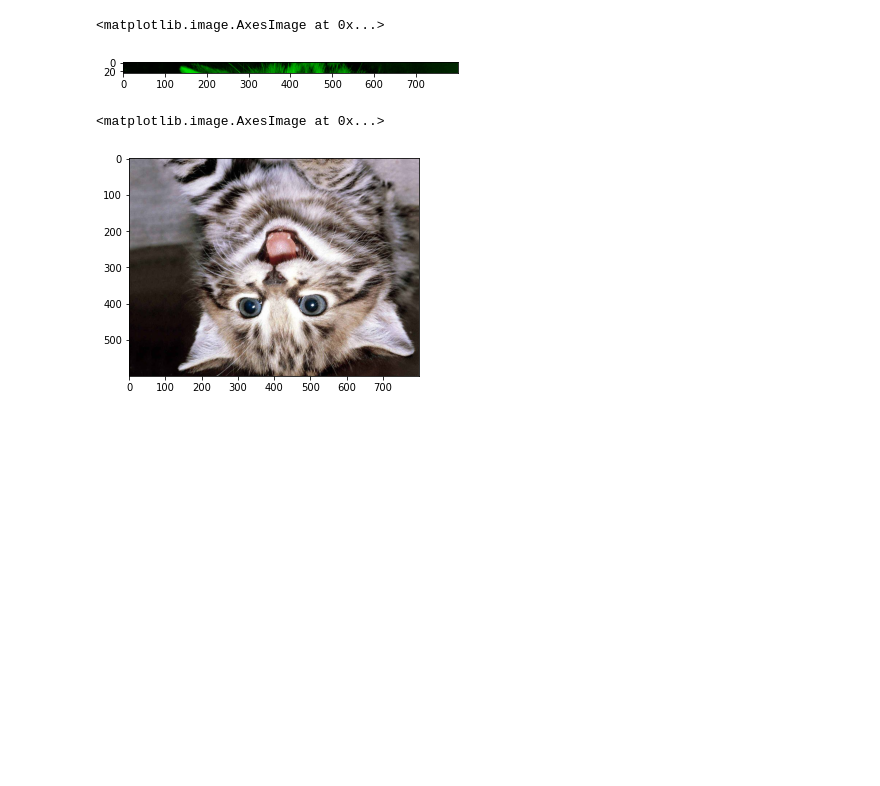
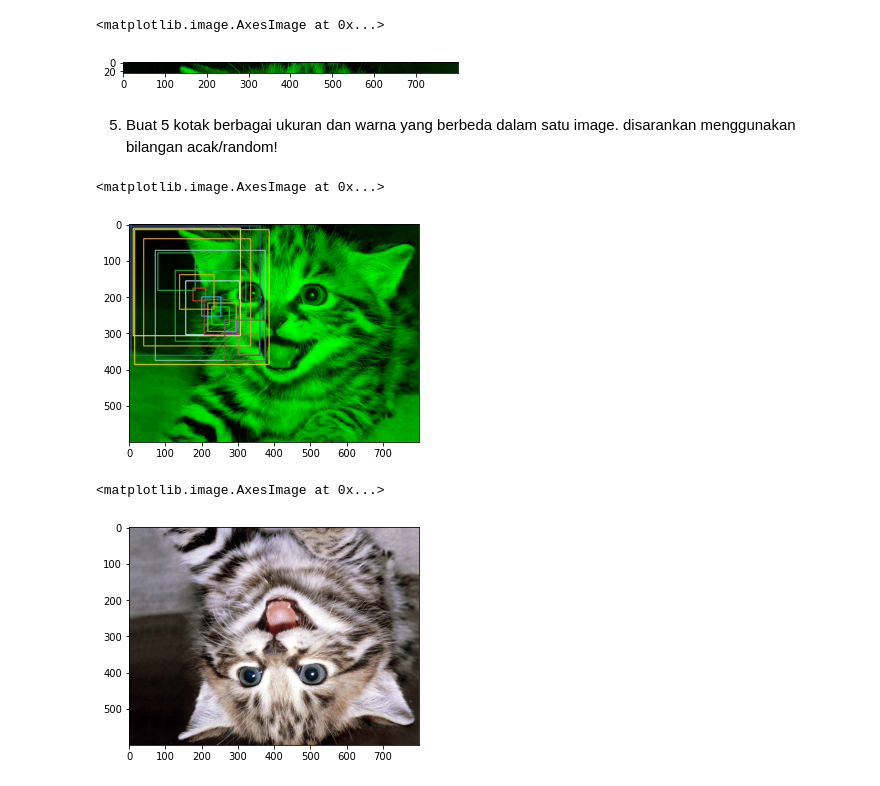
Before and after one commit to hunaynr/PCVK_Genap_2021, a Jupyter notebook: Week2.ipynb, the cells around one changed output. Saved outputs shown, nothing was run; the diff lists cells and outputs as text; code cells hidden in the pictures; blank space fills up the shorter version.

```diff
--- a/Week2.ipynb
+++ b/Week2.ipynb
@@ -83,6 +83,32 @@ plt.imshow(img3[5:30])
 # %% [output]
 <matplotlib.image.AxesImage at 0x...>
 [figure]
+# %% [markdown]
+5.   Buat 5 kotak berbagai ukuran dan warna yang berbeda dalam satu image. disarankan menggunakan bilangan acak/random!
+# %%
+import random
+img9 = cv.cvtColor(img,cv.COLOR_BGR2RGB)
+for x in range(6):
+  sp = random.randint(0,400)
+  e = random.randint(0,400)
+
+  c1 = random.randint(0,255)
+  c2 = random.randint(0,255)
+  c3 = random.randint(0,255)
+  s = (sp , sp)
+  en = (e, e)
+
+  color = (c1, c2, c3)
+
+  thickness = 2
+
+  img9 = cv.rectangle(img3, s, en, color, thickness)
+
+# Displaying the image
+plt.imshow(img9)
+# %% [output]
+<matplotlib.image.AxesImage at 0x...>
+[figure, added]
 # %%
 6.   Tampilkan image dengan posisi terbalik!
 # %%
```
Also changed, not shown: parts of 2 cells of this notebook.
